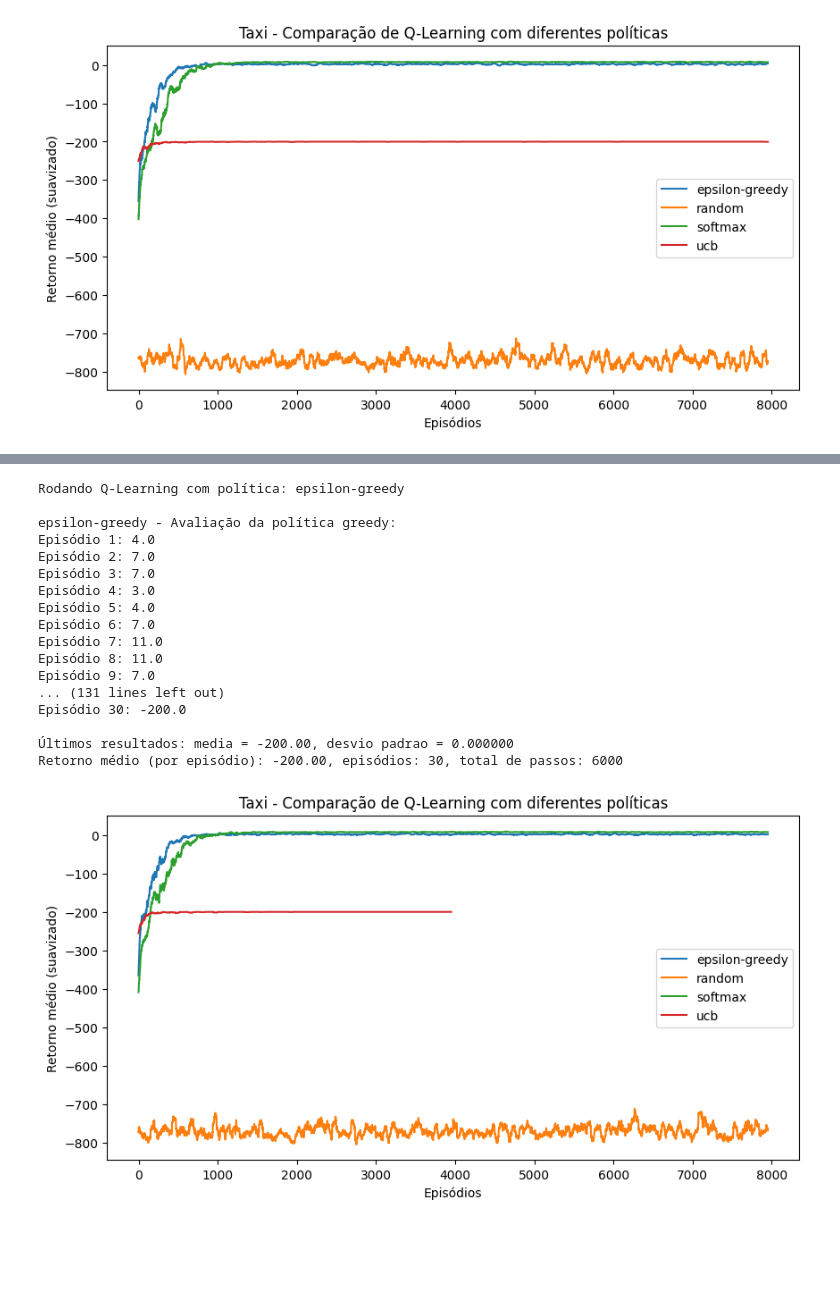
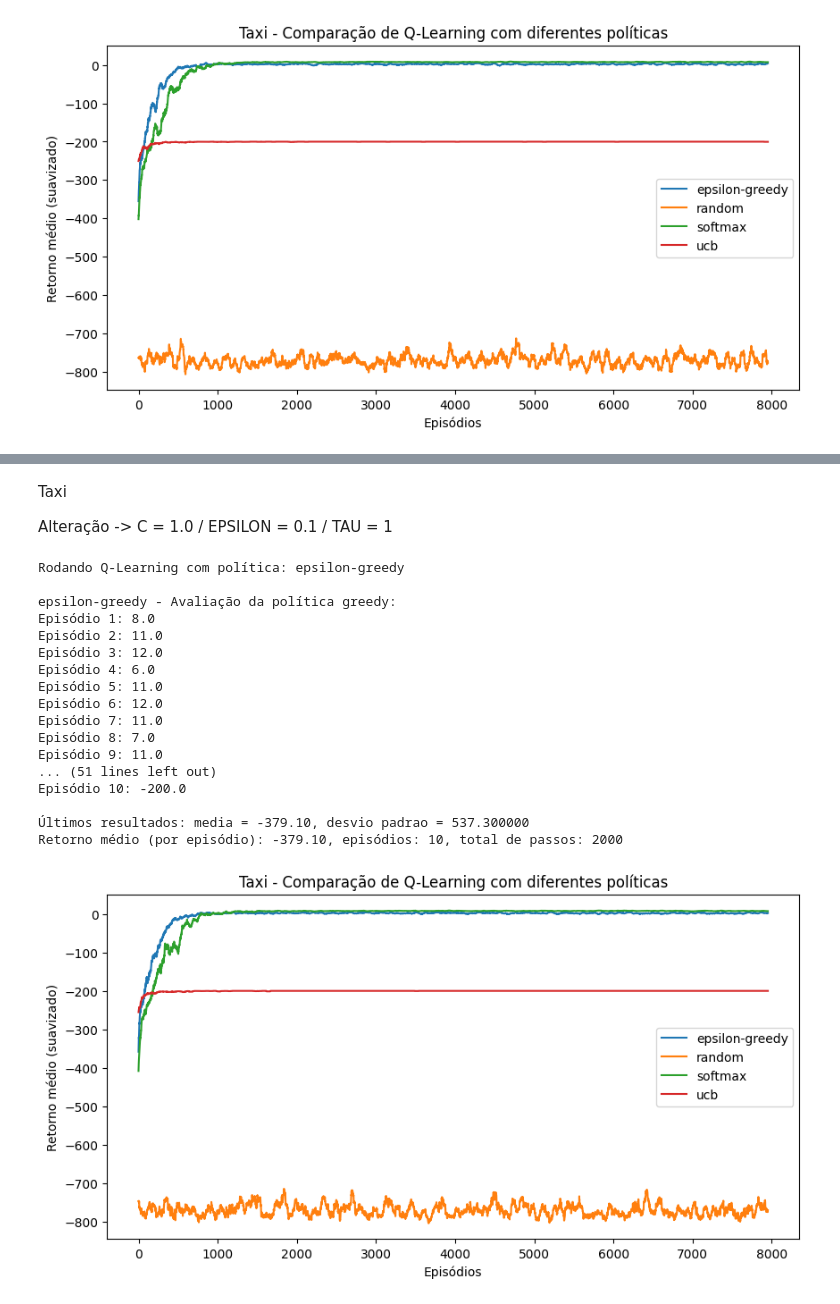
Before and after one commit to Fontesx11/AR, a Jupyter notebook: 8k_de_Políticas_de_treinamento_para_o_Q_Learning.ipynb, the cells around one changed output, grey strips where cells are left out. Drawn from its saved outputs; the diff is of its cells as text; code cells hidden in the pictures; blank space fills up the shorter version.

```diff
--- a/8k_de_Políticas_de_treinamento_para_o_Q_Learning.ipynb
+++ b/8k_de_Políticas_de_treinamento_para_o_Q_Learning.ipynb
@@ -521,6 +595,10 @@ Aumento do número de episódios de avaliação para 30 em vez de 10 para obter
+# %% [markdown]
+Taxi
+
+Alteração -> C = 1.0 / EPSILON = 0.1 / TAU = 1
 # %%
 # -----------------
-# EXPERIMENTO 3: Taxi
+# EXPERIMENTO 1: Taxi
 # -----------------
 
 # Definição do ambiente e dos hiperparâmetros do treinamento
@@ -530,7 +608,7 @@ LR = 0.2  # Taxa de aprendizado (learning rate)
 GAMMA = 0.95  # Fator de desconto para recompensas futuras
 EPSILON = 0.1  # Probabilidade de exploração para a política epsilon-greedy
 TAU = 1.0  # Parâmetro de temperatura para a política Softmax
-C = 0.1  # Parâmetro de exploração para a política UCB (ajustado para menor valor)
+C = 1.0  # Parâmetro de exploração para a política UCB
 
 # Criação do ambiente
 env = gym.make(ENV_NAME)
@@ -546,51 +624,48 @@ test_returns = {}  # Armazena os retornos médios durante a avaliação
 for policy in policies:
     print(f"\nRodando Q-Learning com política: {policy}")
 
-    # Reduzir o número de episódios para a política UCB inicialmente
-    if policy == 'ucb':
-        train_rewards, Q = run_qlearning(env, EPISODES // 2, LR, GAMMA, policy, EPSILON, TAU, C)
-    else:
-        train_rewards, Q = run_qlearning(env, EPISODES, LR, GAMMA, policy, EPSILON, TAU, C)
+    # Treina o agente usando a política especificada
+    train_rewards, Q = run_qlearning(env, EPISODES, LR, GAMMA, policy, EPSILON, TAU, C)
 
     # Armazena os resultados do treinamento
     results[policy] = train_rewards
 
     # Avalia a política aprendida usando a estratégia greedy
     print(f"\n{policy} - Avaliação da política greedy:")
-    test_returns[policy] = evaluate_policy(env, Q, episodes=30)  # Aumenta o número de episódios de avaliação
+    test_returns[policy] = evaluate_policy(env, Q)
 
 # -----------------
 # PLOTAGEM DOS RESULTADOS
 # -----------------
 
 # Cria um gráfico para visualizar o desempenho das diferentes políticas
 plt.figure(figsize=(10, 5))
 
 for policy in policies:
     # Suaviza os retornos usando uma média móvel (janela de 50 episódios)
     plt.plot(np.convolve(results[policy], np.ones(50)/50, mode='valid'), label=policy)
 
 plt.xlabel("Episódios")  # Rótulo do eixo X
 plt.ylabel("Retorno médio (suavizado)")  # Rótulo do eixo Y
 plt.title("Taxi - Comparação de Q-Learning com diferentes políticas")  # Título do gráfico
 plt.legend()  # Adiciona a legenda para identificar as políticas
 plt.show()  # Exibe o gráfico
 # %% [output]
 Rodando Q-Learning com política: epsilon-greedy
 
 epsilon-greedy - Avaliação da política greedy:
-Episódio 1: 4.0
-Episódio 2: 7.0
-Episódio 3: 7.0
-Episódio 4: 3.0
-Episódio 5: 4.0
-Episódio 6: 7.0
+Episódio 1: 8.0
+Episódio 2: 11.0
+Episódio 3: 12.0
+Episódio 4: 6.0
+Episódio 5: 11.0
+Episódio 6: 12.0
 Episódio 7: 11.0
-Episódio 8: 11.0
-Episódio 9: 7.0
-... (131 lines left out)
-Episódio 30: -200.0
+Episódio 8: 7.0
+Episódio 9: 11.0
+... (51 lines left out)
+Episódio 10: -200.0
 
-Últimos resultados: media = -200.00, desvio padrao = 0.000000
-Retorno médio (por episódio): -200.00, episódios: 30, total de passos: 6000
+Últimos resultados: media = -379.10, desvio padrao = 537.300000
+Retorno médio (por episódio): -379.10, episódios: 10, total de passos: 2000
-[figure, old version]
+[figure, new version]
```
Also changed, not shown: parts of 32 cells of this notebook.
